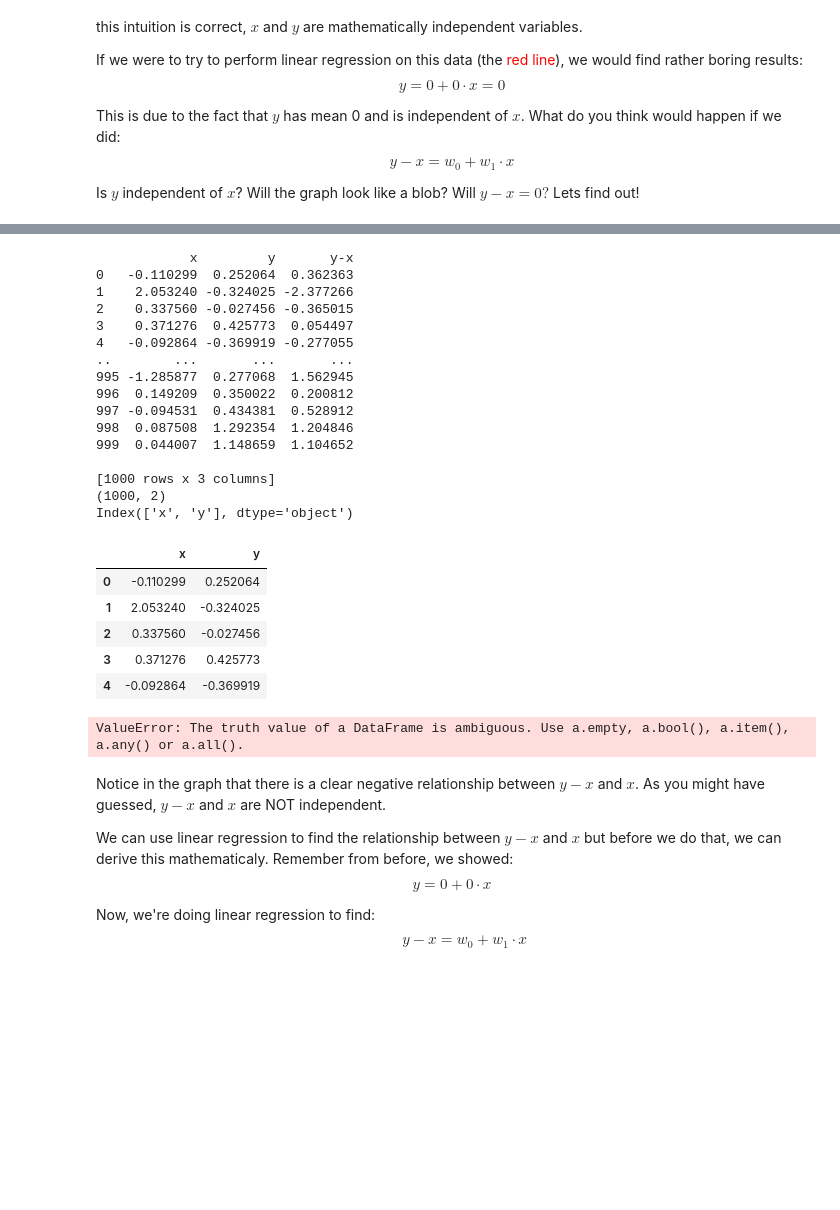
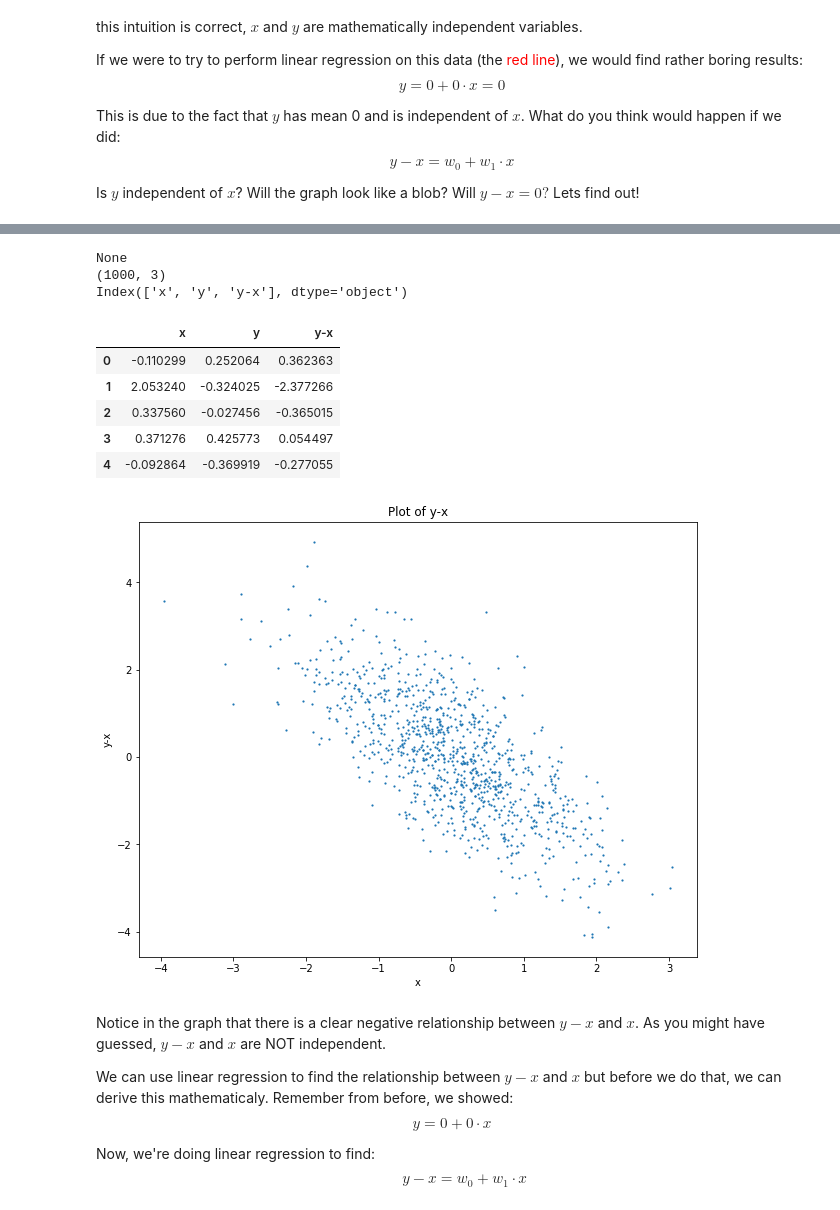
Before and after one commit to jainarinen/CSCI_4120_HW3, a Jupyter notebook: HW_1.ipynb, the cells around one changed output, grey strips where cells are left out. Drawn from its saved outputs; the diff is of its cells as text; code cells hidden in the pictures; blank space fills up the shorter version.

```diff
--- a/HW_1.ipynb
+++ b/HW_1.ipynb
@@ -347,44 +347,35 @@ Index([u'x', u'y', u'y-x'], dtype='object')
 # %%
 def y_minus_x(HW):
     # input: the HW's dataset
-    HW=pd.read_csv('data/gauss_R2.csv')
-    HW['y-x']=HW.apply(lambda x: x['y']-x['x'], axis =1)
-    pd.concat([pd.HW([i], columns)])
+    #HW=pd.read_csv('data/gauss_R2.csv')
+    #HW['y-x']= (['y']-['x']),inplace= True)
+    #HW['y-x']= (HW['y']-HW['x'])
+    #HW.insert(3,'x-y',HW['x-y'], inplace= True)
+    #pd.concat([pd.HW([i], columns)])
+    #HW['x-y']= HW.apply(lambda x: x['y']-x['x'], axis =1)
+    #HW['y-x']= (HW['y']-HW['x'])
 
-    #HW['y-x']= (HW['y']-HW['x'])
     # output: there is NO OUTPUT
     # the new column column should be called 'y-x'
 
+    #HW = HW.apply(y_minus_x(HW), axis=1, inlpace= True)
     # Your code
-    return
+    HW['y-x']= HW.y-HW.x
 
 print (y_minus_x(HW))
 print (HW.shape)
 print (HW.columns)
 HW.head()
 # %% [output]
-            x         y       y-x
-0   -0.110299  0.252064  0.362363
-1    2.053240 -0.324025 -2.377266
-2    0.337560 -0.027456 -0.365015
-3    0.371276  0.425773  0.054497
-4   -0.092864 -0.369919 -0.277055
-..        ...       ...       ...
-995 -1.285877  0.277068  1.562945
-996  0.149209  0.350022  0.200812
-997 -0.094531  0.434381  0.528912
-998  0.087508  1.292354  1.204846
-999  0.044007  1.148659  1.104652
-
-[1000 rows x 3 columns]
-(1000, 2)
-Index(['x', 'y'], dtype='object')
+None
+(1000, 3)
+Index(['x', 'y', 'y-x'], dtype='object')
-|  | x | y |
-| 0 | -0.110299 | 0.252064 |
-| 1 | 2.053240 | -0.324025 |
-| 2 | 0.337560 | -0.027456 |
-| 3 | 0.371276 | 0.425773 |
-| 4 | -0.092864 | -0.369919 |
+|  | x | y | y-x |
+| 0 | -0.110299 | 0.252064 | 0.362363 |
+| 1 | 2.053240 | -0.324025 | -2.377266 |
+| 2 | 0.337560 | -0.027456 | -0.365015 |
+| 3 | 0.371276 | 0.425773 | 0.054497 |
+| 4 | -0.092864 | -0.369919 | -0.277055 |
 # %%
 # Check Answer
 HW=pd.read_csv('data/gauss_R2.csv')
@@ -402,7 +393,7 @@ ax= HW.plot(kind='scatter',s=1.4,x="x",y="y-x",figsize=[10,8], title="Plot of y-
 # AUTOGRADER TEST - DO NOT REMOVE
 #
 # %% [output]
-ValueError: The truth value of a DataFrame is ambiguous. Use a.empty, a.bool(), a.item(), a.any() or a.all().
+[figure, added]
 # %% [markdown]
 Notice in the graph that there is a clear negative relationship between $y-x$ and $x$. As you might have guessed, $y-x$ and $x$ are NOT independent.
 
```
Also changed, not shown: parts of 3 cells of this notebook.
